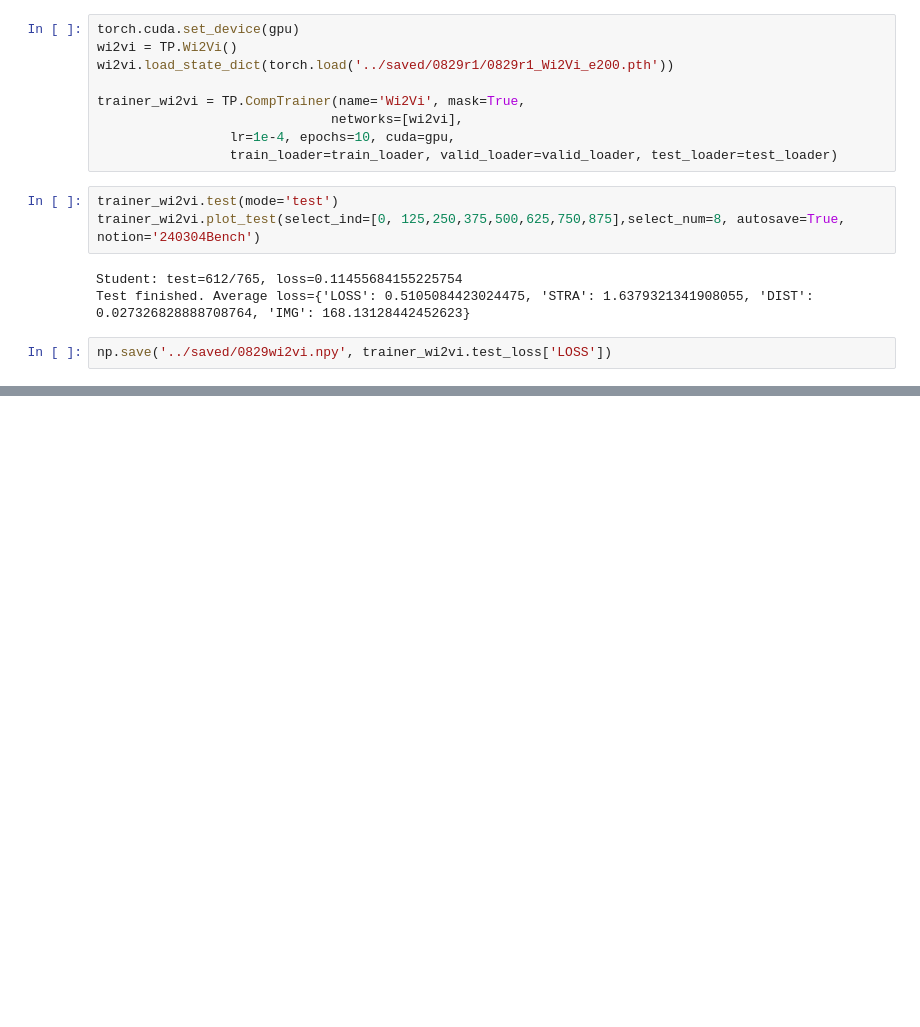
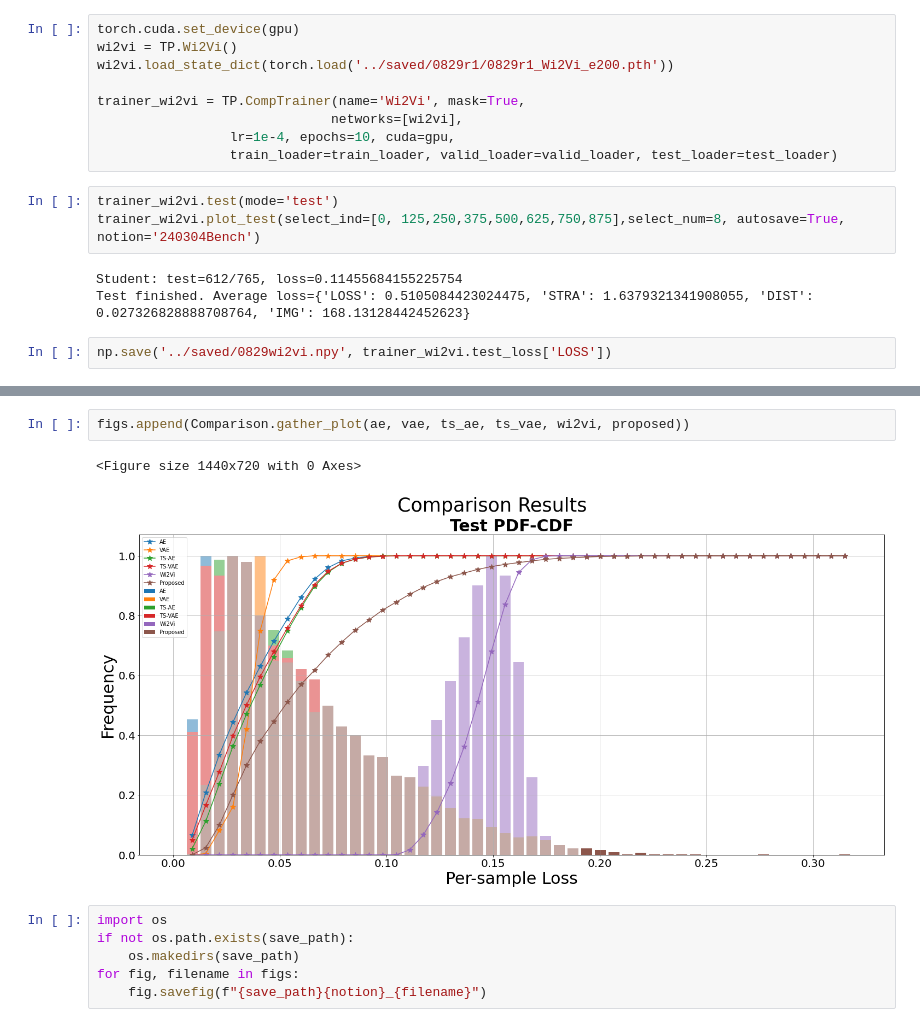
Before and after one commit to MilkywayCocktail/Models, a Jupyter notebook: Benchmarks_v2.ipynb, the cells around one changed output, grey strips where cells are left out. Drawn from its saved outputs; the diff is of its cells as text; blank space fills up the shorter version.

```diff
--- a/Benchmarks_v2.ipynb
+++ b/Benchmarks_v2.ipynb
@@ -146,0 +278,11 @@ np.save('../saved/0829wi2vi.npy', trainer_wi2vi.test_loss['LOSS'])
+# %%
+figs.append(Comparison.gather_plot(ae, vae, ts_ae, ts_vae, wi2vi, proposed))
+# %% [output]
+<Figure size 1440x720 with 0 Axes>
+[figure, added]
+# %%
+import os
+if not os.path.exists(save_path):
+    os.makedirs(save_path)
+for fig, filename in figs:
+    fig.savefig(f"{save_path}{notion}_{filename}")
```
Also changed, not shown: parts of 21 cells of this notebook.
